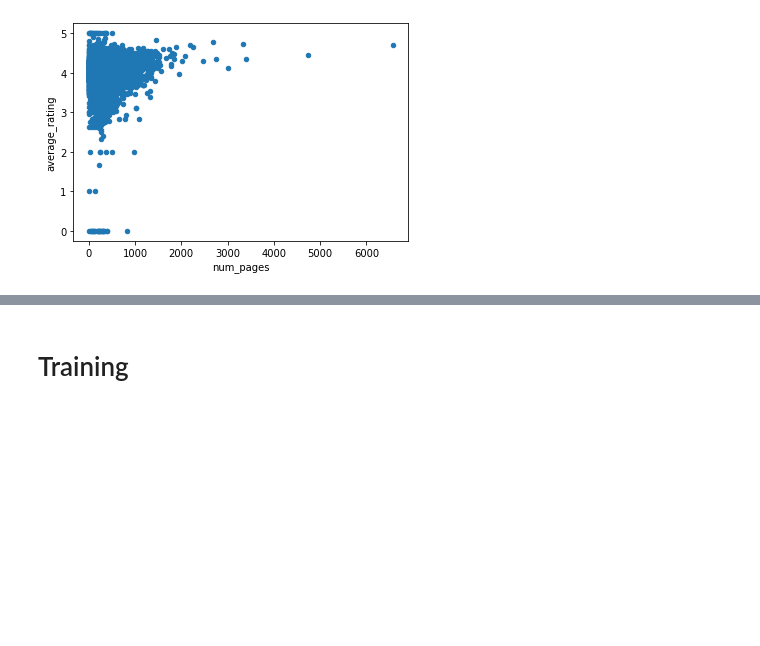
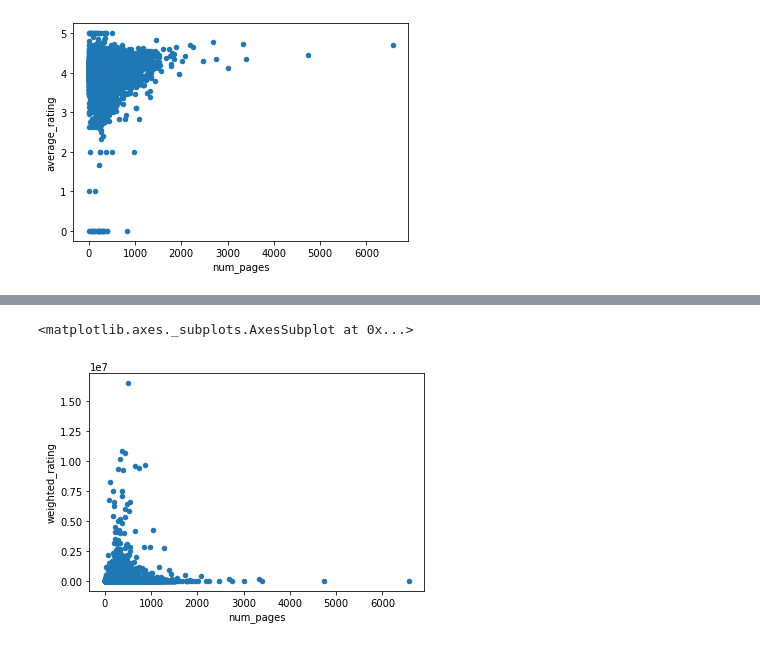
Before and after one commit to sgrimbly/BookRatingPrediction, a Jupyter notebook: Books.ipynb, the cells around one changed output, grey strips where cells are left out. Cells and saved outputs as stored; diff of their text form; code cells hidden in the pictures; blank space fills up the shorter version.

```diff
--- a/Books.ipynb
+++ b/Books.ipynb
@@ -71 +113,5 @@ plt.show()
+# %%
+# Sorting by weighted factor - not ideal...weights num reviews highly!
+books["weighted_rating"] = books["average_rating"]*books["ratings_count"]
+books = books.sort_values(by="weighted_rating", ascending=False)
 # %%
@@ -125,2 +132,5 @@ array([[<matplotlib.axes._subplots.AxesSubplot object at 0x...>,
-# %% [markdown]
-# Training
+# %%
+books.plot(kind="scatter", x="num_pages", y="weighted_rating")#, alpha=0.1, s=AVG_speed, label="Speed", figsize=(10,7), c=trips["ETA"], cmap=plt.get_cmap("jet"), colorbar=True, sharex=False)
+# %% [output]
+<matplotlib.axes._subplots.AxesSubplot at 0x...>
+[figure, added]
```
Also changed, not shown: parts of 24 cells of this notebook, 1 other file.
